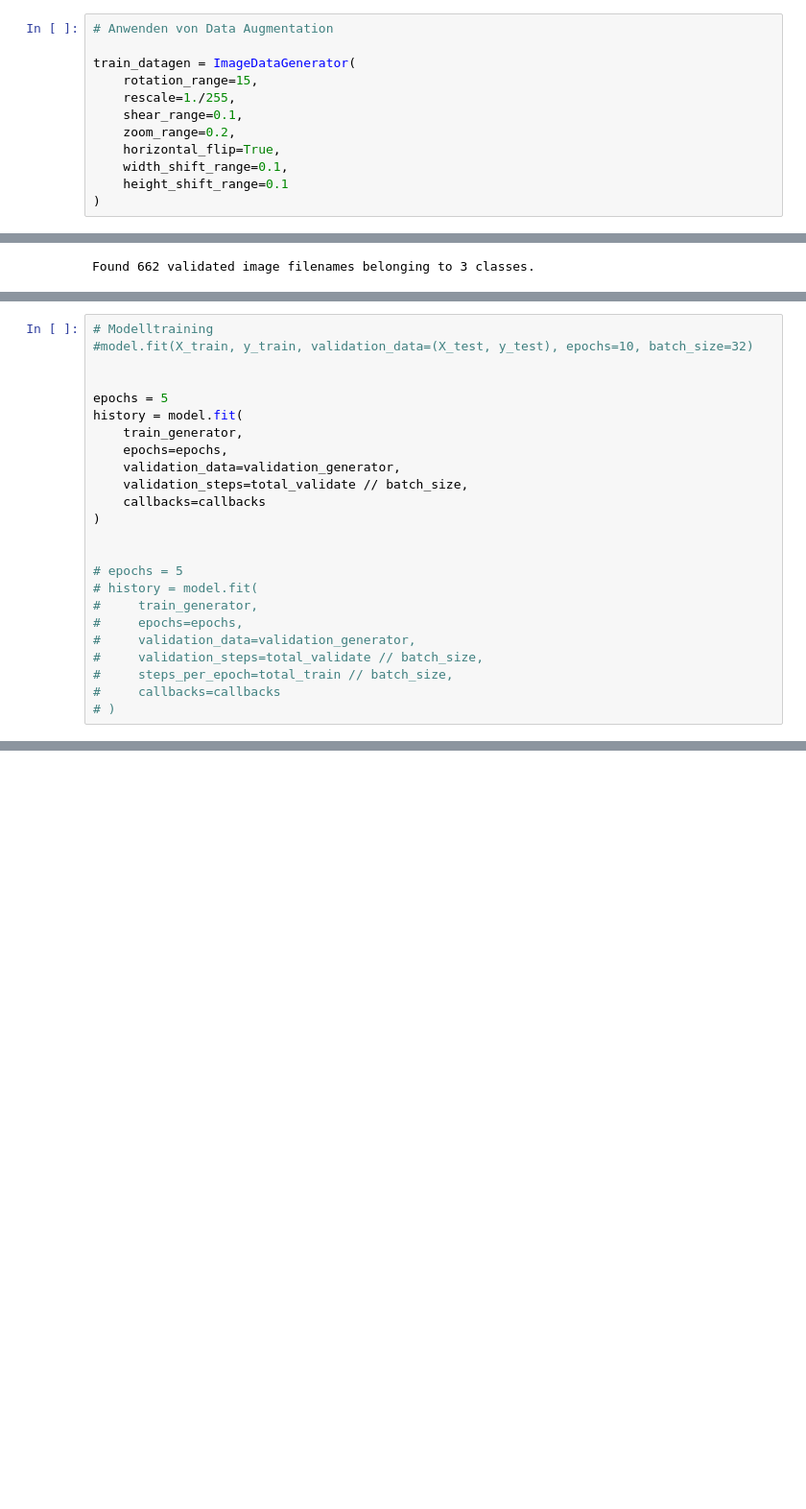
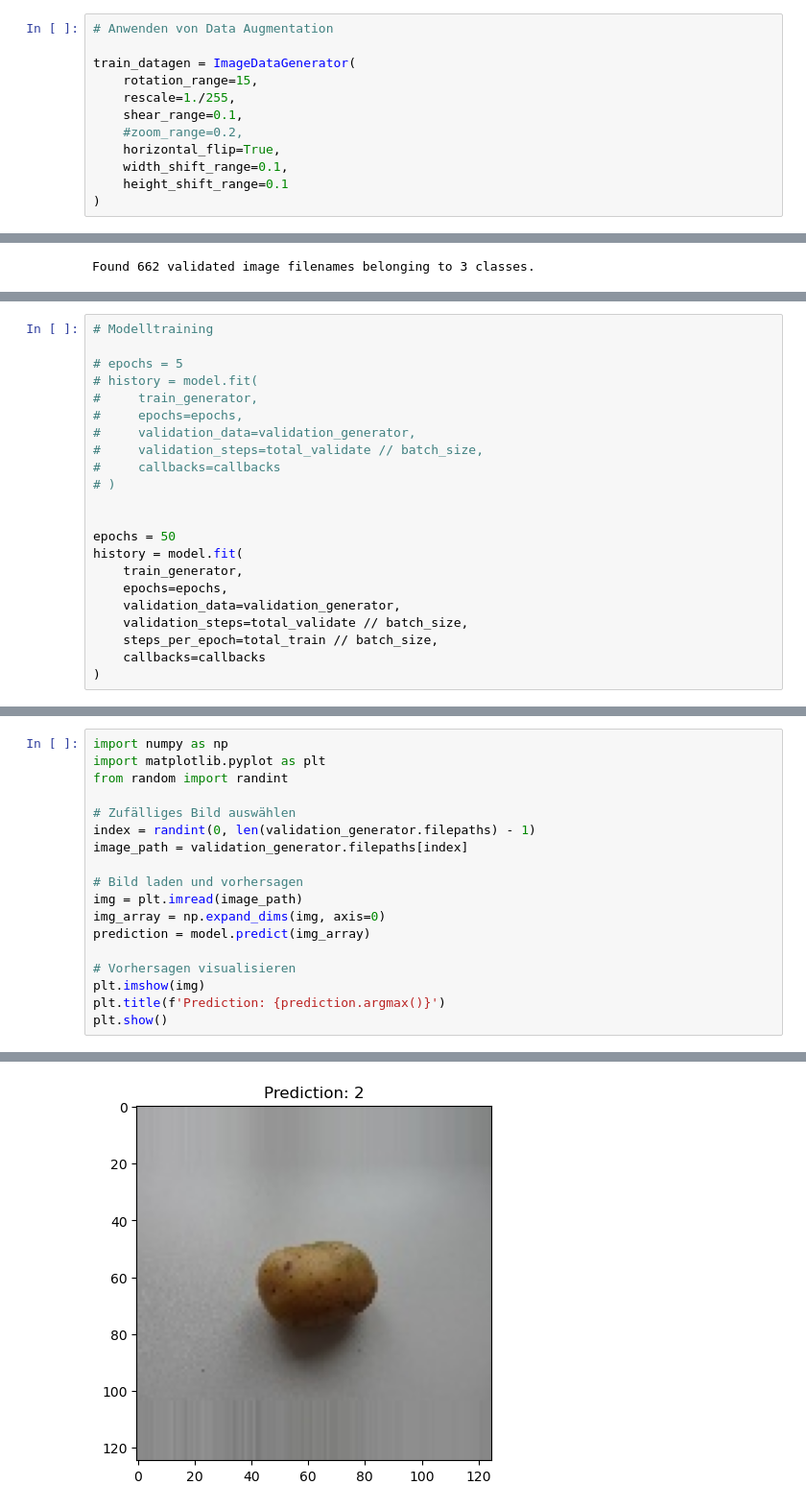
Before and after one commit to Hannes-Bornemann/KI_Gemuese, a Jupyter notebook: Michelle/CNN_1.ipynb, the cells around one changed output, grey strips where cells are left out. Shown at 96% size. Cells and saved outputs as stored; diff of their text form; blank space fills up the shorter version.

```diff
--- a/Michelle/CNN_1.ipynb
+++ b/Michelle/CNN_1.ipynb
@@ -153,7 +143,7 @@ train_datagen = ImageDataGenerator(
     rotation_range=15,
     rescale=1./255,
     shear_range=0.1,
-    zoom_range=0.2,
+    #zoom_range=0.2,
     horizontal_flip=True,
     width_shift_range=0.1,
     height_shift_range=0.1
@@ -212,17 +202,5 @@ Found 1 validated image filenames belonging to 1 classes.
 # %%
 # Modelltraining
-#model.fit(X_train, y_train, validation_data=(X_test, y_test), epochs=10, batch_size=32)
-
-
-epochs = 5
-history = model.fit(
-    train_generator,
-    epochs=epochs,
-    validation_data=validation_generator,
-    validation_steps=total_validate // batch_size,
-    callbacks=callbacks
-)
-
 
 # epochs = 5
 # history = model.fit(
@@ -230,7 +208,17 @@ history = model.fit(
 #     epochs=epochs,
 #     validation_data=validation_generator,
 #     validation_steps=total_validate // batch_size,
-#     steps_per_epoch=total_train // batch_size,
 #     callbacks=callbacks
 # )
+
+
+epochs = 50
+history = model.fit(
+    train_generator,
+    epochs=epochs,
+    validation_data=validation_generator,
+    validation_steps=total_validate // batch_size,
+    steps_per_epoch=total_train // batch_size,
+    callbacks=callbacks
+)
 # %% [output]
@@ -246,0 +255,19 @@ Epoch 5/5
+# %%
+import numpy as np
+import matplotlib.pyplot as plt
+from random import randint
+
+# Zufälliges Bild auswählen
+index = randint(0, len(validation_generator.filepaths) - 1)
+image_path = validation_generator.filepaths[index]
+
+# Bild laden und vorhersagen
+img = plt.imread(image_path)
+img_array = np.expand_dims(img, axis=0)
+prediction = model.predict(img_array)
+
+# Vorhersagen visualisieren
+plt.imshow(img)
+plt.title(f'Prediction: {prediction.argmax()}')
+plt.show()
+# %% [output]
@@ -246,0 +275 @@ Epoch 5/5
+[figure, added]
```
Also changed, not shown: parts of 9 cells of this notebook, 28 other files.
